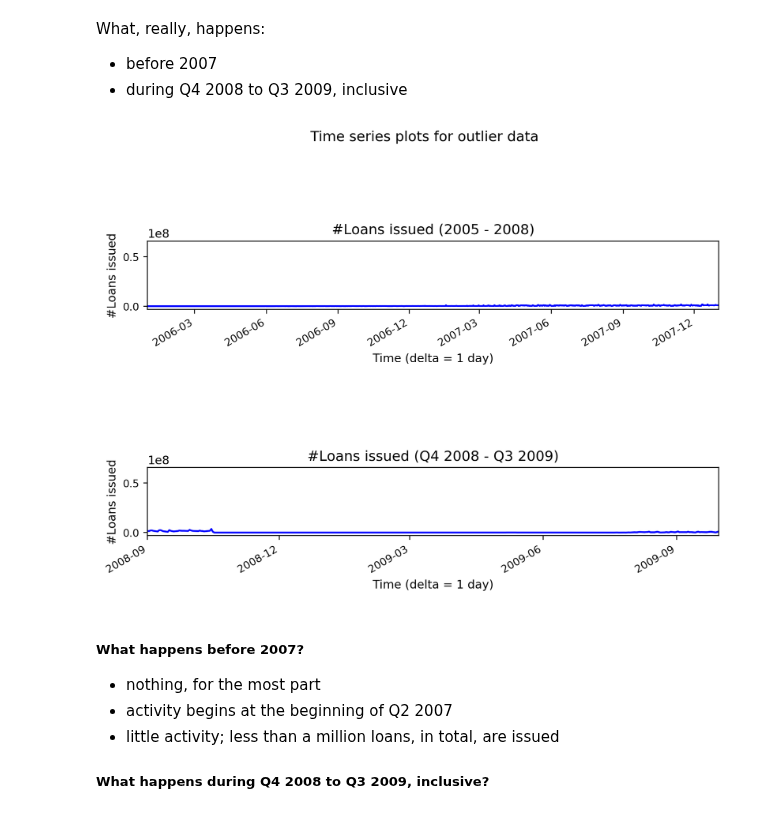
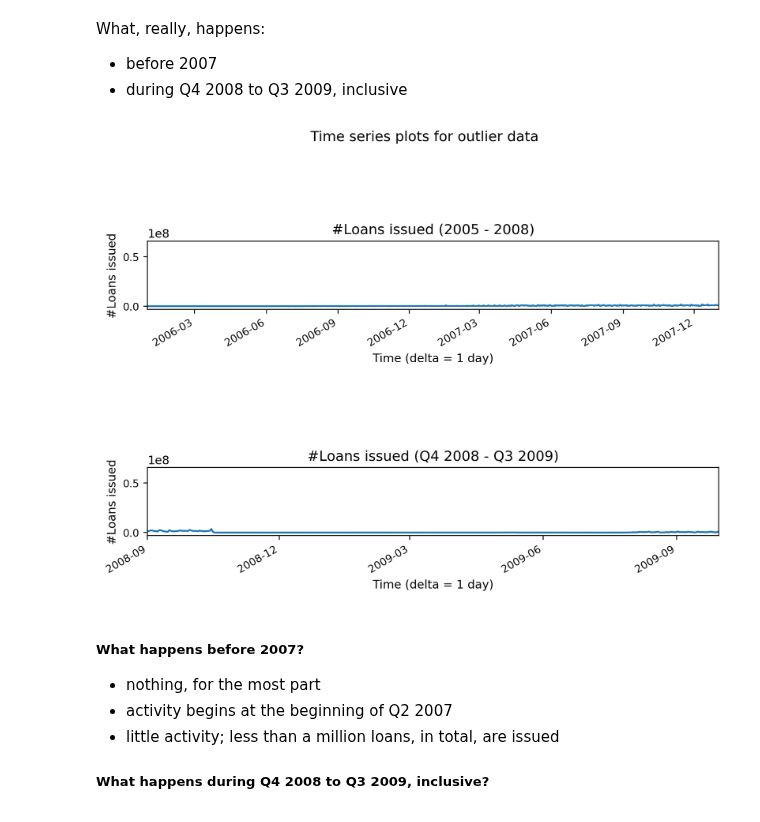
Before and after one commit to brk-a/alx-t-data-analyst, a Jupyter notebook: 0x02-project_3_visualise_data/Part_I_exploration_template.ipynb, the cells around one changed output. Saved outputs shown, nothing was run; the diff lists cells and outputs as text; code cells hidden in the pictures.

```diff
--- a/0x02-project_3_visualise_data/Part_I_exploration_template.ipynb
+++ b/0x02-project_3_visualise_data/Part_I_exploration_template.ipynb
@@ -480,22 +545,22 @@ What, really, happens:
 # %%
 #visualise said timelines side by side
 create_sub(2,1)
 plt.suptitle('Time series plots for outlier data')
 
 #sub-plot #1: loans issued pre-2007
 plt.subplot(2, 1, 1)
-sum_loan_time.plot(kind='line',color='blue', xlim=['2005-12-31','2008-01-01'], title='#Loans issued (2005 - 2008)', fontsize=9)
+sum_loan_time.plot(kind='line',color=default_blue, xlim=['2005-12-31','2008-01-01'], title='#Loans issued (2005 - 2008)', fontsize=9)
 plt.xlabel('Time (delta = 1 day)')
 plt.ylabel('#Loans issued');
 
 #sub-plot #2: loans issued during Q4 2008 to Q3 2009
 plt.subplot(2,1,2)
-sum_loan_time.plot(kind='line',color='blue', xlim=['2008-09-01','2009-09-30'], title='#Loans issued (Q4 2008 - Q3 2009)', fontsize=9)
+sum_loan_time.plot(kind='line',color=default_blue, xlim=['2008-09-01','2009-09-30'], title='#Loans issued (Q4 2008 - Q3 2009)', fontsize=9)
 plt.xlabel('Time (delta = 1 day)')
 plt.xticks(['2008-09', '2008-12', '2009-03', '2009-06', '2009-09'])
 plt.ylabel('#Loans issued');
 # %% [output]
-[figure, old version]
+[figure, new version]
 # %% [markdown]
 ##### What happens before 2007?
    * nothing, for the most part
```
Also changed, not shown: parts of 23 cells of this notebook.
